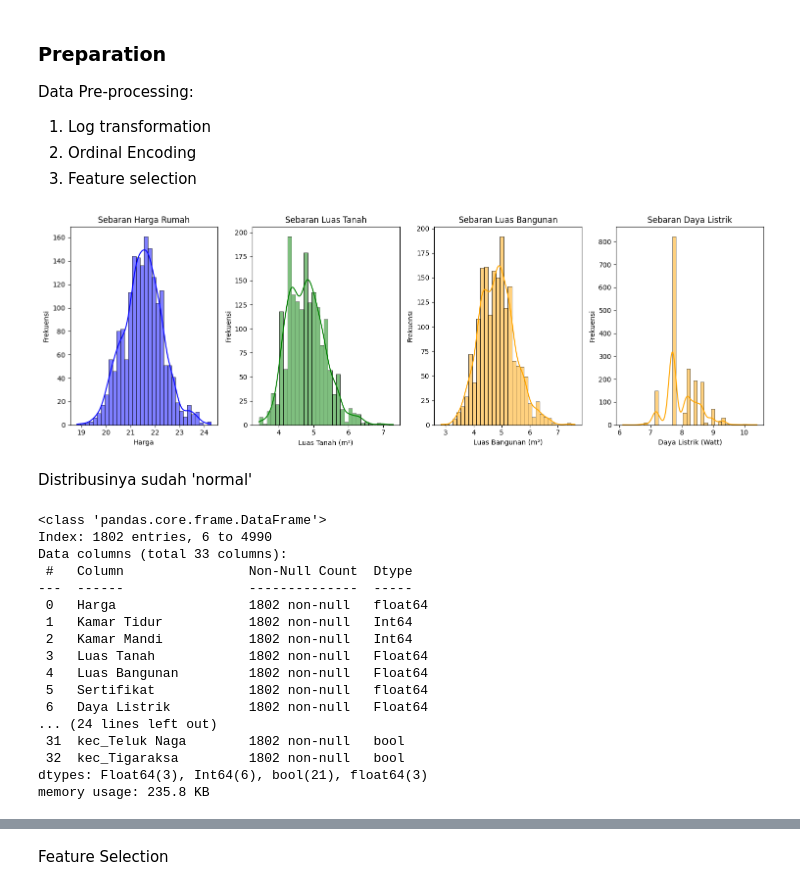
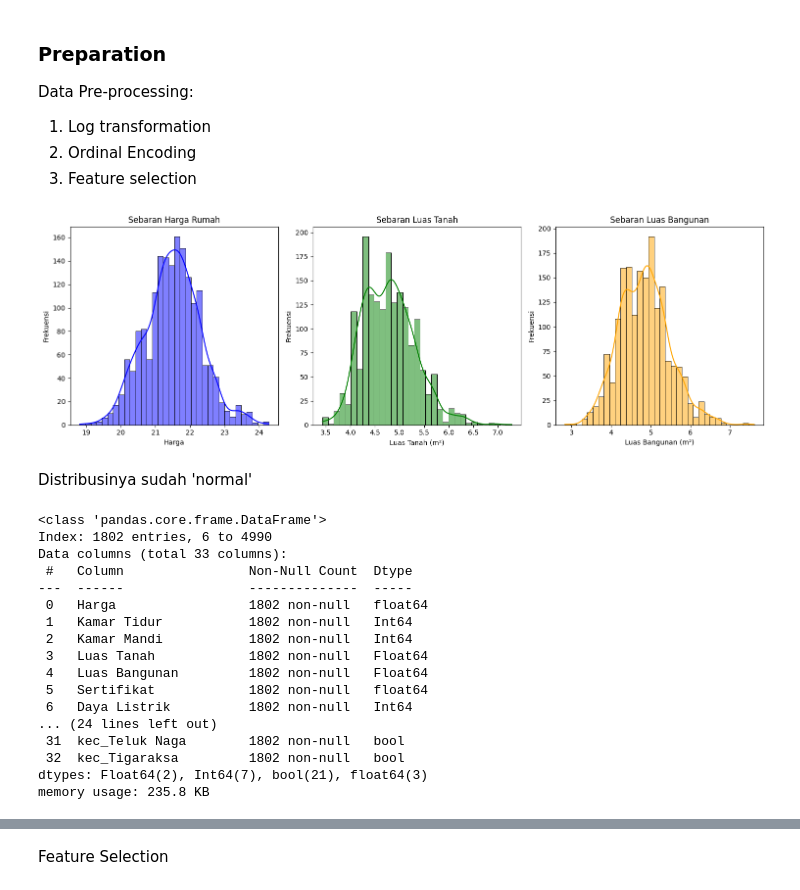
Before and after one commit to daff00/Kabupaten-Tangerang-House-Price-Prediction, a Jupyter notebook: Notebook/HousePricePrediction_KabTangerang.ipynb, the cells around one changed output, grey strips where cells are left out. Saved outputs shown, nothing was run; the diff lists cells and outputs as text; code cells hidden in the pictures.

```diff
--- a/Notebook/HousePricePrediction_KabTangerang.ipynb
+++ b/Notebook/HousePricePrediction_KabTangerang.ipynb
@@ -177,20 +177,20 @@ def extract_kecamatan(lokasi):
     return None  # Jika tidak ditemukan
 
 # Filter hanya rumah di Kabupaten Tangerang
-df["Kecamatan"] = df["Lokasi"].apply(extract_kecamatan)
-df_kabupaten = df.dropna(subset=["Kecamatan"])  # Hapus yang bukan Kabupaten Tangerang
-df_kabupaten = df_kabupaten.drop(columns=['URL', 'Lokasi'])
+df["Kecamatan"] = df["Lokasi"].apply(extract_kecamatan) # Extract nama kecamatan
+df_kabupaten = df.dropna(subset=["Kecamatan"])  # Drop data rumah yang lokasinya bukan di Kabupaten Tangerang
+df_kabupaten = df_kabupaten.drop(columns=['URL', 'Lokasi']) # Drop kolom yang tidak digunakan
 
 # Merapikan data
-# Hapus baris dengan nilai None, 'Lainnya', atau 'Lainnya Watt'
-df_kabupaten = df_kabupaten[~df_kabupaten['Daya Listrik'].isin([None, 'Lainnya', 'Lainnya Watt'])]
+# Hapus baris dengan nilai 'Lainnya' atau 'Lainnya Watt'
+df_kabupaten = df_kabupaten[~df_kabupaten['Daya Listrik'].isin(['Lainnya', 'Lainnya Watt'])]
 
-# Pastikan semua kolom bertipe string sebelum menggunakan .str.replace()
+# Pastikan semua kolom bertipe string sebelum menggunakan .str.replace(), lalu convert ke int
 df_kabupaten['Daya Listrik'] = df_kabupaten['Daya Listrik'].astype(str).str.replace(' Watt', '', regex=False).astype('Int64')
 df_kabupaten['Luas Tanah'] = df_kabupaten['Luas Tanah'].astype(str).str.replace(' m²', '', regex=False).astype('Int64')
 df_kabupaten['Luas Bangunan'] = df_kabupaten['Luas Bangunan'].astype(str).str.replace(' m²', '', regex=False).astype('Int64')
 
-# Konversi kolom angka langsung ke integer (mendukung NaN)
+# Konversi kolom angka langsung ke integer
 df_kabupaten['Kamar Tidur'] = df_kabupaten['Kamar Tidur'].astype('Int64')
 df_kabupaten['Kamar Mandi'] = df_kabupaten['Kamar Mandi'].astype('Int64')
 df_kabupaten['Jumlah Lantai'] = df_kabupaten['Jumlah Lantai'].astype('Int64')
@@ -358,49 +349,41 @@ Data Pre-processing:
 2. Ordinal Encoding
 3. Feature selection
 # %%
-# Melakukan log transformation pada kolom 'Harga', 'Luas Tanah', 'Luas Bangunan', dan 'Daya Listrik'
+# Melakukan log transformation pada kolom 'Harga', 'Luas Tanah', dan 'Luas Bangunan'
 df_kabupaten['Harga'] = np.log1p(df_kabupaten['Harga'])
 df_kabupaten['Luas Tanah'] = np.log1p(df_kabupaten['Luas Tanah'])
 df_kabupaten['Luas Bangunan'] = np.log1p(df_kabupaten['Luas Bangunan'])
-df_kabupaten['Daya Listrik'] = np.log1p(df_kabupaten['Daya Listrik'])
 
 # Menampilkan distribusi harga setelah transformasi
 # Mengatur ukuran plot
 plt.figure(figsize=(15, 5))
 
 # Plot untuk harga
-plt.subplot(1, 4, 1)  # 1 baris, 3 kolom, subplot ke-1
+plt.subplot(1, 3, 1)  # 1 baris, 3 kolom, subplot ke-1
 sns.histplot(df_kabupaten['Harga'], kde=True, color='blue')
 plt.title('Sebaran Harga Rumah')
 plt.xlabel('Harga')
 plt.ylabel('Frekuensi')
 
 # Plot untuk luas tanah
-plt.subplot(1, 4, 2)  # 1 baris, 3 kolom, subplot ke-2
+plt.subplot(1, 3, 2)  # 1 baris, 3 kolom, subplot ke-2
 sns.histplot(df_kabupaten['Luas Tanah'], kde=True, color='green')
 plt.title('Sebaran Luas Tanah')
 plt.xlabel('Luas Tanah (m²)')
 plt.ylabel('Frekuensi')
 
 # Plot untuk luas bangunan
-plt.subplot(1, 4, 3)  # 1 baris, 3 kolom, subplot ke-3
+plt.subplot(1, 3, 3)  # 1 baris, 3 kolom, subplot ke-3
 sns.histplot(df_kabupaten['Luas Bangunan'], kde=True, color='orange')
 plt.title('Sebaran Luas Bangunan')
 plt.xlabel('Luas Bangunan (m²)')
 plt.ylabel('Frekuensi')
 
-# Plot untuk luas bangunan
-plt.subplot(1, 4, 4)  # 1 baris, 3 kolom, subplot ke-3
-sns.histplot(df_kabupaten['Daya Listrik'], kde=True, color='orange')
-plt.title('Sebaran Daya Listrik')
-plt.xlabel('Daya Listrik (Watt)')
-plt.ylabel('Frekuensi')
-
 # Menampilkan plot
 plt.tight_layout()
 plt.show()
 # %% [output]
-[figure, old version]
+[figure, new version]
 # %% [markdown]
 Distribusinya sudah 'normal'
 # %%
@@ -429,11 +412,11 @@ Data columns (total 33 columns):
  3   Luas Tanah            1802 non-null   Float64
  4   Luas Bangunan         1802 non-null   Float64
  5   Sertifikat            1802 non-null   float64
- 6   Daya Listrik          1802 non-null   Float64
+ 6   Daya Listrik          1802 non-null   Int64
 ... (24 lines left out)
  31  kec_Teluk Naga        1802 non-null   bool
  32  kec_Tigaraksa         1802 non-null   bool
-dtypes: Float64(3), Int64(6), bool(21), float64(3)
+dtypes: Float64(2), Int64(7), bool(21), float64(3)
 memory usage: 235.8 KB
 # %%
 # Lihat 5 data teratas setelah encoding
```
Also changed, not shown: parts of 20 cells of this notebook, 2 other files.
